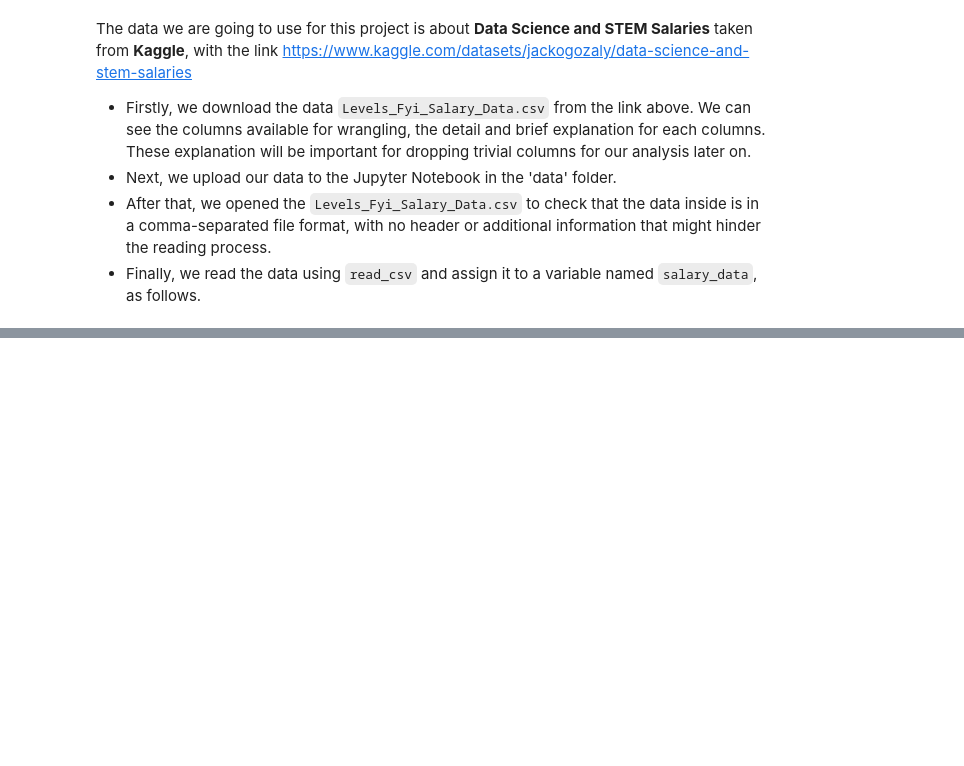
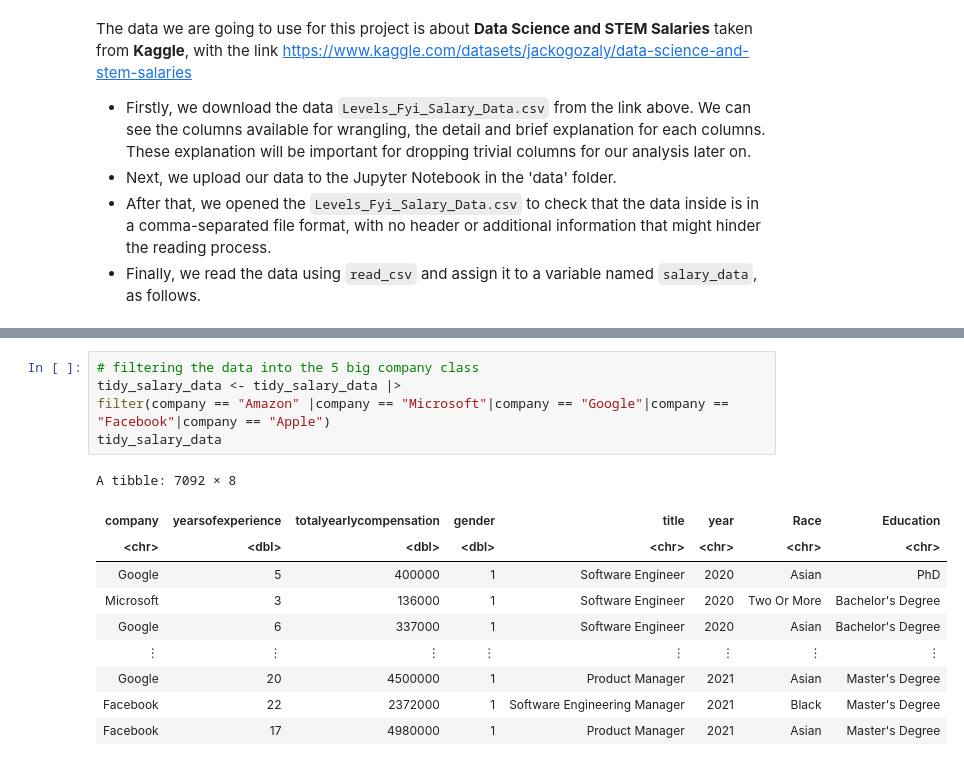
Before and after one commit to EdrickBelmiro/CareerPredictorDSCI100, a Jupyter notebook: Proposal- Group 19.ipynb, the cells around one changed output, grey strips where cells are left out. Cells and saved outputs as stored; diff of their text form; blank space fills up the shorter version.

```diff
--- a/Proposal- Group 19.ipynb
+++ b/Proposal- Group 19.ipynb
@@ -182 +159,17 @@ A grouped_df: 7092 × 9
+# %%
+# filtering the data into the 5 big company class
+tidy_salary_data <- tidy_salary_data |>
+filter(company == "Amazon" |company == "Microsoft"|company == "Google"|company == "Facebook"|company == "Apple")
+tidy_salary_data
+# %% [output]
+A tibble: 7092 × 8
+| company | yearsofexperience | totalyearlycompensation | gender | title | year | Race | Education |
+| <chr> | <dbl> | <dbl> | <dbl> | <chr> | <chr> | <chr> | <chr> |
+| Google | 5 | 400000 | 1 | Software Engineer | 2020 | Asian | PhD |
+| Microsoft | 3 | 136000 | 1 | Software Engineer | 2020 | Two Or More | Bachelor's Degree |
+| Google | 6 | 337000 | 1 | Software Engineer | 2020 | Asian | Bachelor's Degree |
+| ⋮ | ⋮ | ⋮ | ⋮ | ⋮ | ⋮ | ⋮ | ⋮ |
+| Google | 20 | 4500000 | 1 | Product Manager | 2021 | Asian | Master's Degree |
+| Facebook | 22 | 2372000 | 1 | Software Engineering Manager | 2021 | Black | Master's Degree |
+| Facebook | 17 | 4980000 | 1 | Product Manager | 2021 | Asian | Master's Degree |
 # %% [markdown]
```
Also changed, not shown: parts of 21 cells of this notebook.
